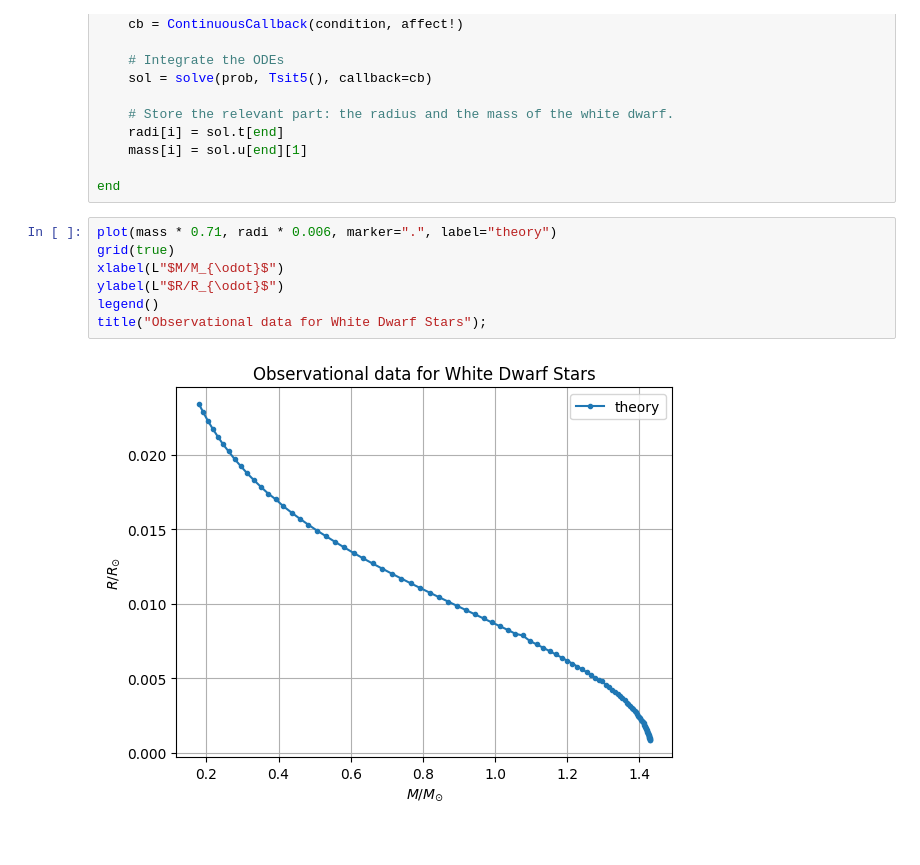
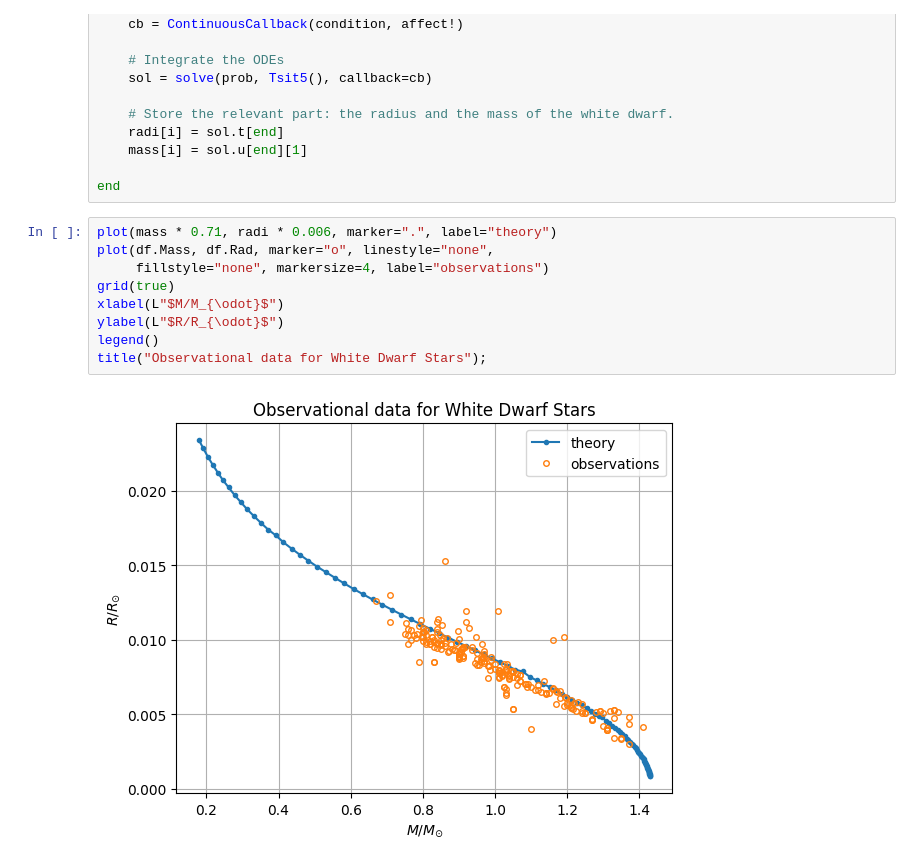
Before and after one commit to PHYS-2200-Computational-Physics-Course/phys2200-lectures-aav21006, a Jupyter notebook: Lecture18/work18.ipynb, the cells around one changed output. Cells and saved outputs as stored; diff of their text form.

```diff
--- a/Lecture18/work18.ipynb
+++ b/Lecture18/work18.ipynb
@@ -173,10 +173,12 @@ for i = 1:np
 end
 # %%
 plot(mass * 0.71, radi * 0.006, marker=".", label="theory")
+plot(df.Mass, df.Rad, marker="o", linestyle="none",
+     fillstyle="none", markersize=4, label="observations")
 grid(true)
 xlabel(L"$M/M_{\odot}$")
 ylabel(L"$R/R_{\odot}$")
 legend()
 title("Observational data for White Dwarf Stars");
 # %% [output]
-[figure, old version]
+[figure, new version]
```
Also changed, not shown: parts of 1 cell of this notebook, 2 other files.
